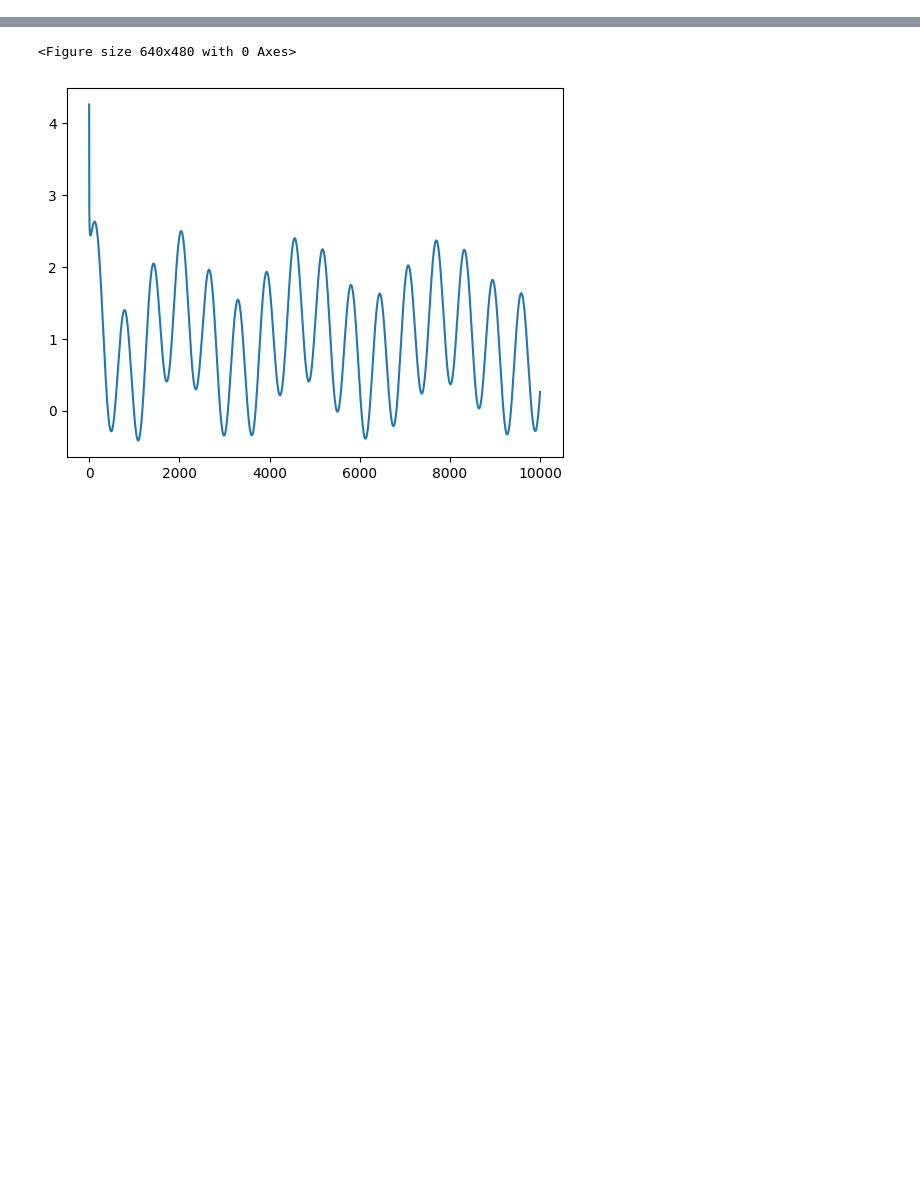
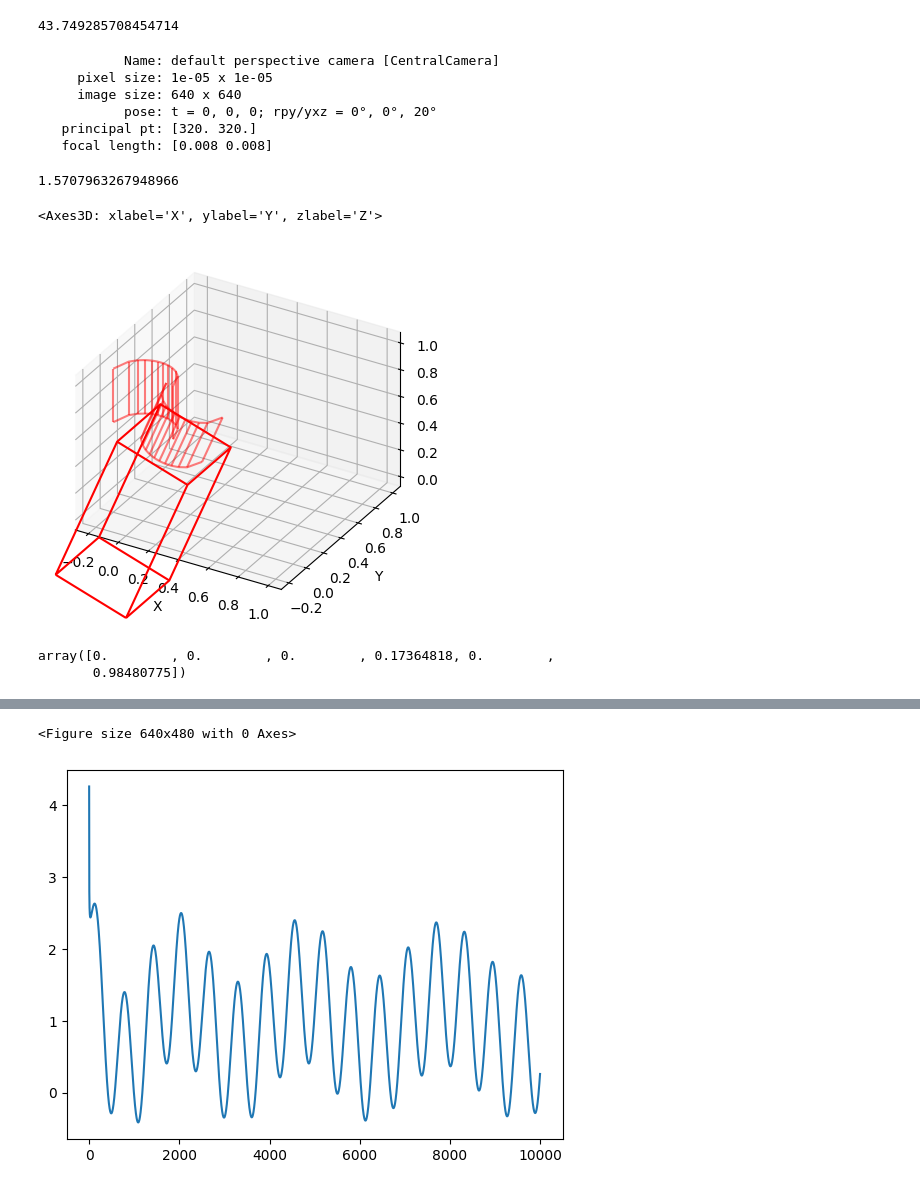
Before and after one commit to simutisernestas/UAVTR, a Jupyter notebook: notebooks/sand.ipynb, the cells around one changed output, grey strips where cells are left out. Saved outputs shown, nothing was run; the diff lists cells and outputs as text; code cells hidden in the pictures; blank space fills up the shorter version.

```diff
--- a/notebooks/sand.ipynb
+++ b/notebooks/sand.ipynb
@@ -3,0 +11,38 @@ import matplotlib.pyplot as plt
+# %%
+np.linalg.norm([1, 8, 43])
+# %% [output]
+43.749285708454714
+# %%
+DEG2RAD = np.pi/180
+params = {
+    "f": 0.008,
+    "rho": 10e-6,
+    "imagesize": 640,
+    "pp": (320, 320),
+    "name": "default perspective camera",
+    # spatialmath.SE3.Tz(-2.5) * spatialmath.SE3.Rx(2*DEG2RAD) * spatialmath.SE3.Ry(0*DEG2RAD) * spatialmath.SE3.Rz(3*DEG2RAD),
+    "pose": spatialmath.SE3.Ry(20*DEG2RAD),
+}
+cam = mv.CentralCamera(**params)
+cam
+# %% [output]
+           Name: default perspective camera [CentralCamera]
+     pixel size: 1e-05 x 1e-05
+     image size: 640 x 640
+           pose: t = 0, 0, 0; rpy/yxz = 0°, 0°, 20°
+   principal pt: [320. 320.]
+   focal length: [0.008 0.008]
+# %%
+90*DEG2RAD
+# %% [output]
+1.5707963267948966
+# %%
+cam.plot()
+# %% [output]
+<Axes3D: xlabel='X', ylabel='Y', zlabel='Z'>
+[figure, added]
+# %%
+cam.ray((320, 320)).A
+# %% [output]
+array([0.        , 0.        , 0.        , 0.17364818, 0.        ,
+       0.98480775])
```
Also changed, not shown: parts of 9 cells of this notebook, 6 other files.
